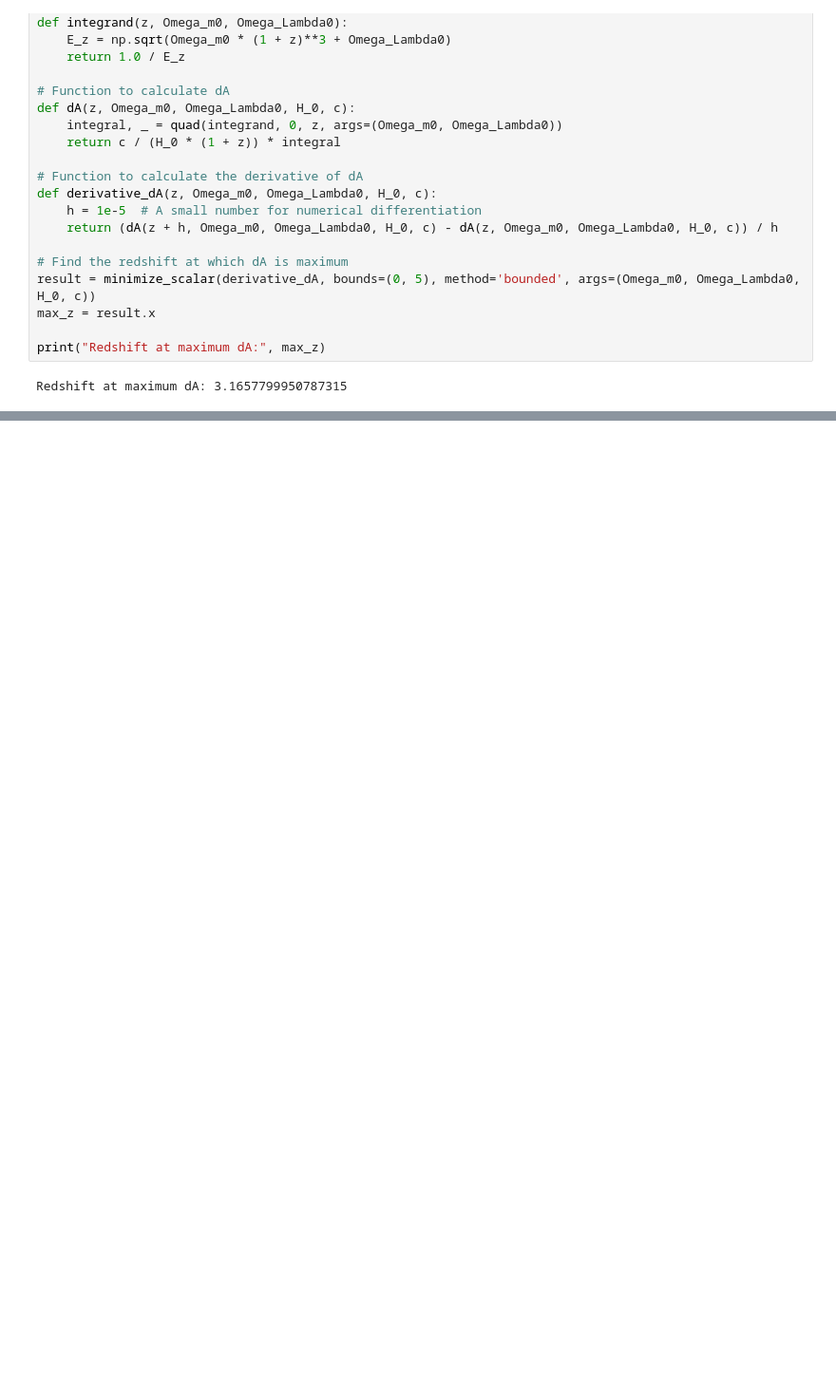
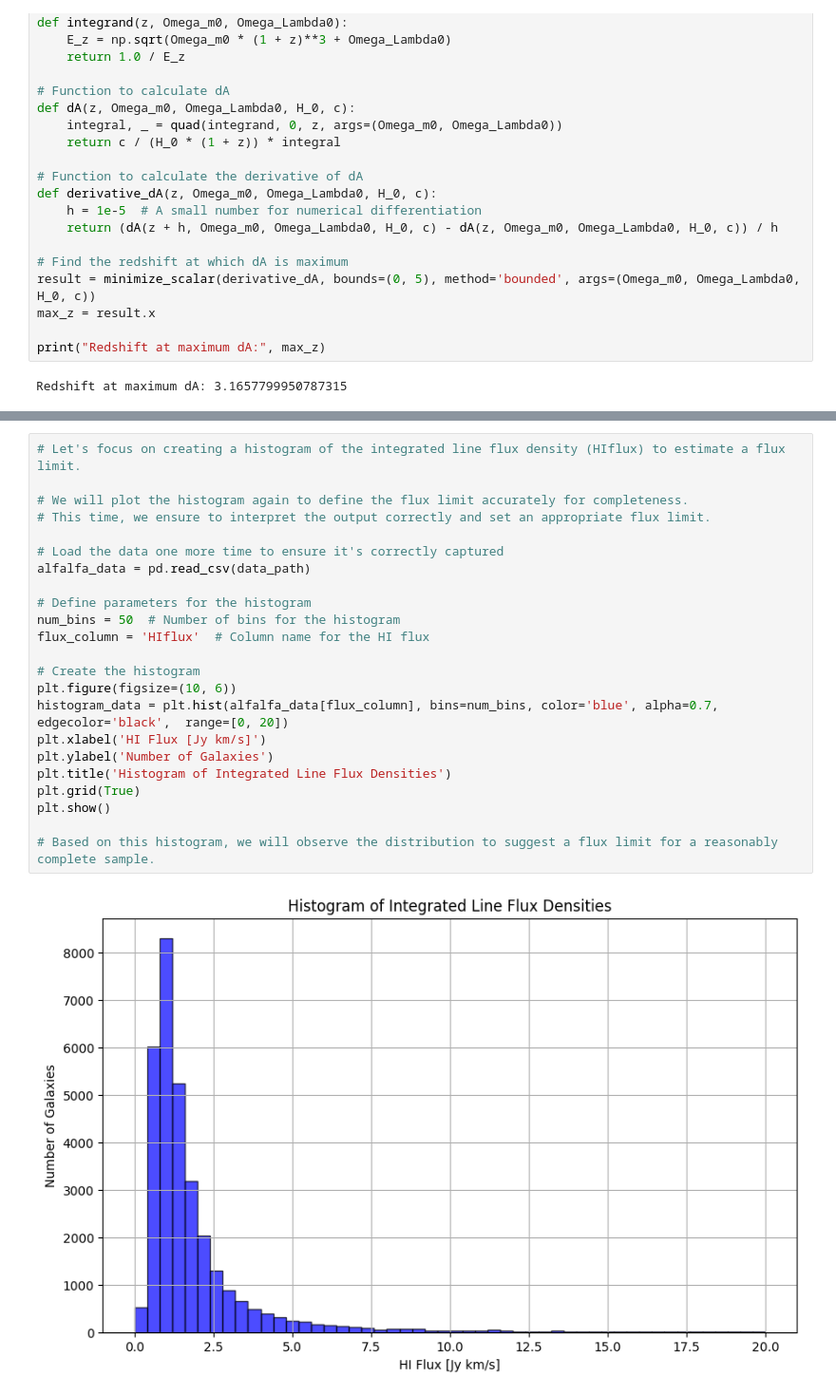
Before and after one commit to Fr4nc3/astrophysics-exercises, a Jupyter notebook: cosmology/cosmology.ipynb, the cells around one changed output, grey strips where cells are left out. Shown at 95% size. Cells and saved outputs as stored; diff of their text form; blank space fills up the shorter version.

```diff
--- a/cosmology/cosmology.ipynb
+++ b/cosmology/cosmology.ipynb
@@ -296,0 +401,25 @@ Redshift at maximum dA: 3.1657799950787315
+# %%
+# Let's focus on creating a histogram of the integrated line flux density (HIflux) to estimate a flux limit.
+
+# We will plot the histogram again to define the flux limit accurately for completeness.
+# This time, we ensure to interpret the output correctly and set an appropriate flux limit.
+
+# Load the data one more time to ensure it's correctly captured
+alfalfa_data = pd.read_csv(data_path)
+
+# Define parameters for the histogram
+num_bins = 50  # Number of bins for the histogram
+flux_column = 'HIflux'  # Column name for the HI flux
+
+# Create the histogram
+plt.figure(figsize=(10, 6))
+histogram_data = plt.hist(alfalfa_data[flux_column], bins=num_bins, color='blue', alpha=0.7, edgecolor='black',  range=[0, 20])
+plt.xlabel('HI Flux [Jy km/s]')
+plt.ylabel('Number of Galaxies')
+plt.title('Histogram of Integrated Line Flux Densities')
+plt.grid(True)
+plt.show()
+
+# Based on this histogram, we will observe the distribution to suggest a flux limit for a reasonably complete sample.
+# %% [output]
+[figure, added]
```
Also changed, not shown: parts of 21 cells of this notebook, 1 other file.
